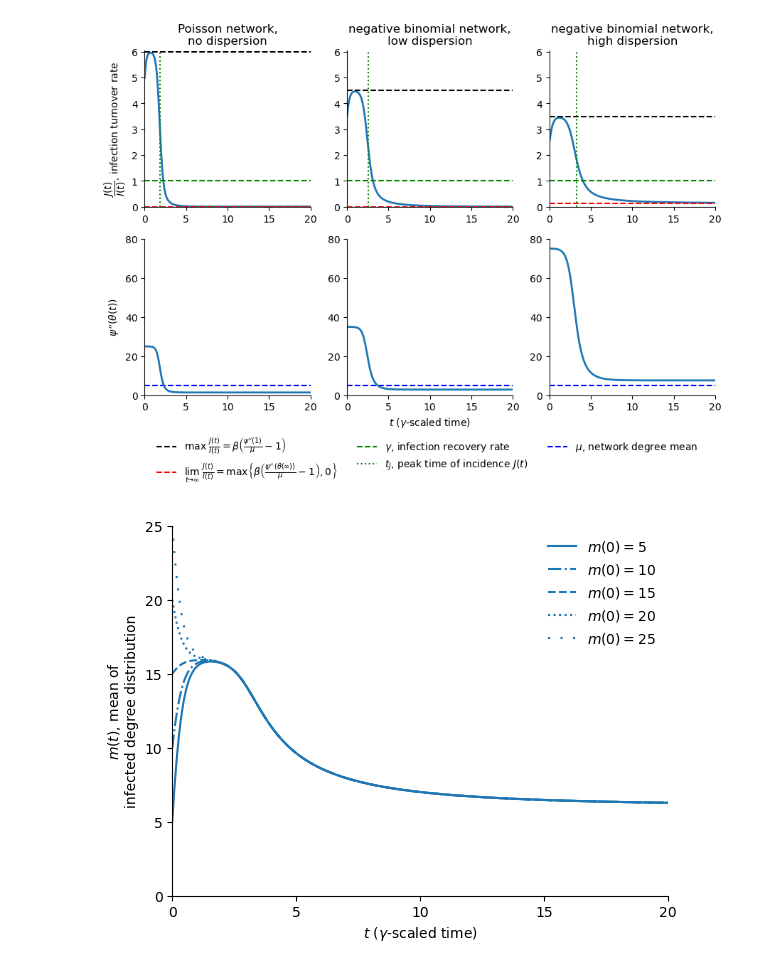
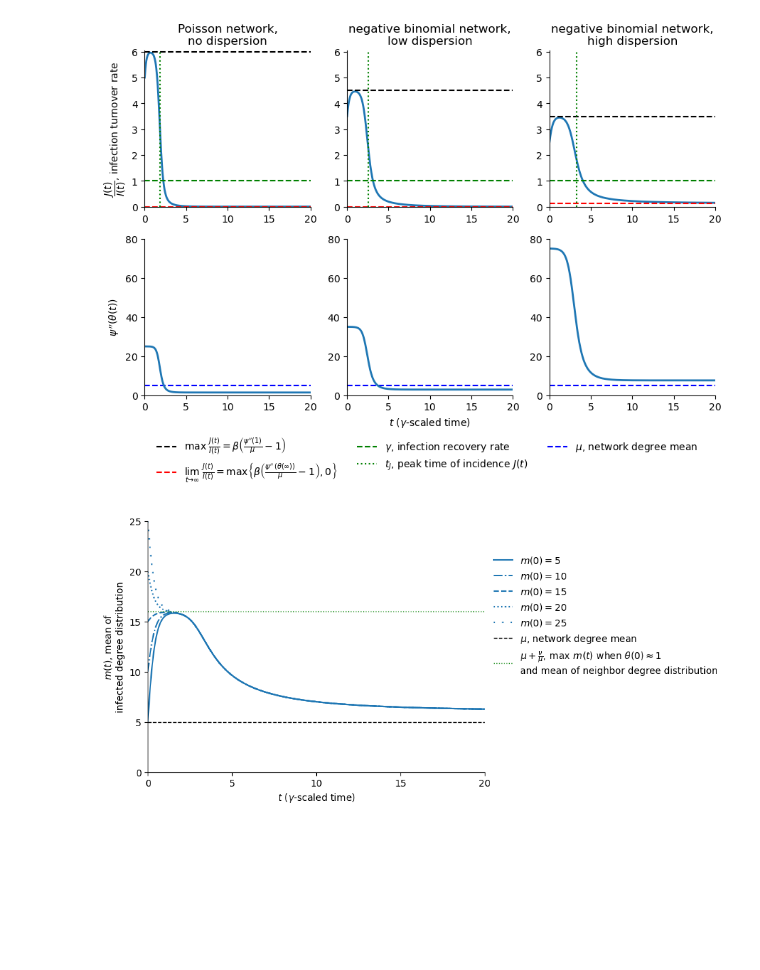
Before and after one commit to freedmanari/infected_degrees, a Jupyter notebook: network_epidemic.ipynb, the cells around one changed output. Cells and saved outputs as stored; diff of their text form; code cells hidden in the pictures; blank space fills up the shorter version.

```diff
--- a/network_epidemic.ipynb
+++ b/network_epidemic.ipynb
@@ -1525,25 +1537,31 @@ y0_2 = [theta0, i0, phi(0)*2, phi2(0), psi(theta0)] + [theta0]*len(xs) + [0]*3*l
 out2 = scipy.integrate.odeint(model, y0_2, ts_ode)
 y0_3 = [theta0, i0, phi(0)*3, phi2(0), psi(theta0)] + [theta0]*len(xs) + [0]*3*len(xs) + [i0]*2*len(degs)
 out3 = scipy.integrate.odeint(model, y0_3, ts_ode)
-y0_44, phi2(0), psi(theta0)] + [theta0]*len(xs) + [0]*3*len(xs) + [i0]*2*len(degs)
-out4 = scipy.integrate.odeint(model, y0_4, ts_ode) = [theta0, i0, phi(0)*
+y0_4 = [theta0, i0, phi(0)*4, phi2(0), psi(theta0)] + [theta0]*len(xs) + [0]*3*len(xs) + [i0]*2*len(degs)
+out4 = scipy.integrate.odeint(model, y0_4, ts_ode)
 y0_5 = [theta0, i0, phi(0)*5, phi2(0), psi(theta0)] + [theta0]*len(xs) + [0]*3*len(xs) + [i0]*2*len(degs)
 out5 = scipy.integrate.odeint(model, y0_5, ts_ode)
 # %%
 plt.plot(ts_ode, out1[:,2],label=r'$m(0)=5$')
 plt.plot(ts_ode, out2[:,2],c='C0',linestyle='dashdot',label=r'$m(0)=10$')
 plt.plot(ts_ode, out3[:,2],c='C0',linestyle='dashed',label=r'$m(0)=15$')
 plt.plot(ts_ode, out4[:,2],c='C0',linestyle='dotted',label=r'$m(0)=20$')
 plt.plot(ts_ode, out5[:,2],c='C0',linestyle=(0,(1,5)),label=r'$m(0)=25$')
-plt.legend(frameon=False)
+plt.gca().axhline(mu, color='black', linestyle='--', linewidth=1,
+                  label='$\mu$, network degree mean')
+plt.gca().axhline(phi2(0)/phi(0), color='green', linestyle=':', linewidth=1,
+                  label=r'$\mu+\frac{\nu}{\mu}$, max $m(t)$ when $\theta(0)\approx1$' + '\nand mean of neighbor degree distribution')
+
+
+plt.legend(frameon=False, bbox_to_anchor=(1,.9))
 plt.gca().spines['top'].set_visible(False)
 plt.gca().spines['right'].set_visible(False)
 plt.gca().set_xlabel('$t$ ($\gamma$-scaled time)')
 plt.gca().set_ylabel('$m(t)$, mean of\ninfected degree distribution')
 plt.gca().set_xlim(0,20)
 plt.gca().set_xticks(np.arange(0,25,5))
 plt.gca().set_ylim(0,25)
 
 # plt.savefig('figures/m0s.pdf',bbox_inches='tight')
 # %% [output]
-[figure, old version]
+[figure, new version]
```
Also changed, not shown: parts of 2 cells of this notebook, 2 other files.
